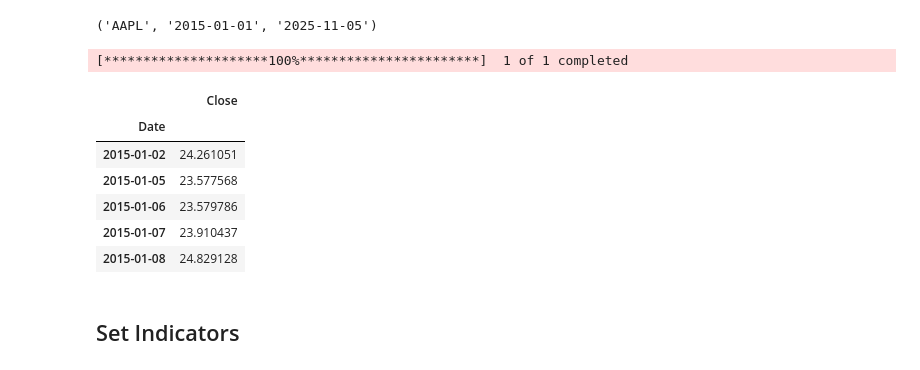
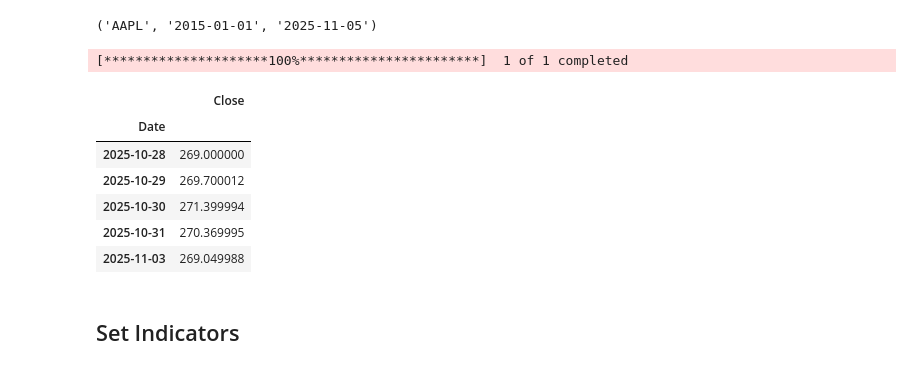
Before and after one commit to JamieW365/trading_algos, a Jupyter notebook: project2_bollinger/bollinger_mean_reversion.ipynb, the cells around one changed output. Cells and saved outputs as stored; diff of their text form; code cells hidden in the pictures.

```diff
--- a/project2_bollinger/bollinger_mean_reversion.ipynb
+++ b/project2_bollinger/bollinger_mean_reversion.ipynb
@@ -27,19 +28,21 @@ ticker, start_date, end_date
 # %% [output]
 ('AAPL', '2015-01-01', '2025-11-05')
 # %%
+# Download stock data from YFinance
 df = yf.download(ticker, start=start_date, end=end_date)
 df = df.droplevel(axis=1, level=1)['Close'].to_frame()
 df.dropna(inplace=True)
-df.head()
+
+df.tail()
 # %% [output]
 [*********************100%***********************]  1 of 1 completed
 |  | Close |
 | Date |  |
-| 2015-01-02 | 24.261051 |
-| 2015-01-05 | 23.577568 |
-| 2015-01-06 | 23.579786 |
-| 2015-01-07 | 23.910437 |
-| 2015-01-08 | 24.829128 |
+| 2025-10-28 | 269.000000 |
+| 2025-10-29 | 269.700012 |
+| 2025-10-30 | 271.399994 |
+| 2025-10-31 | 270.369995 |
+| 2025-11-03 | 269.049988 |
 # %% [markdown]
 ## Set Indicators
 # %%
```
Also changed, not shown: parts of 18 cells of this notebook.
